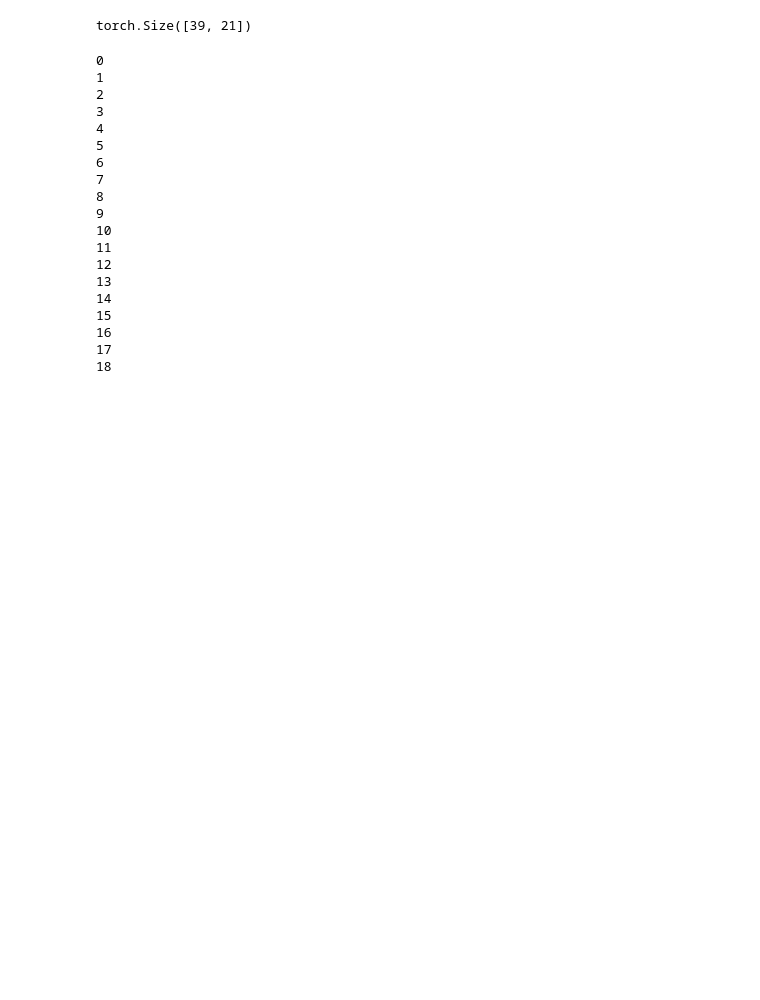
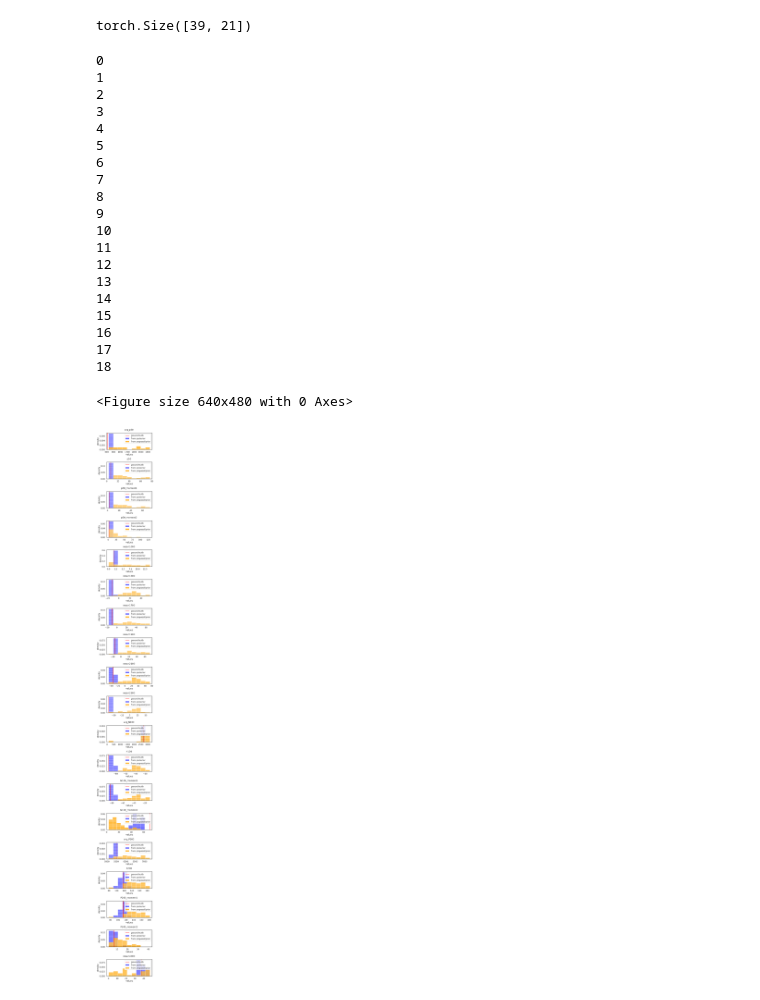
Before and after one commit to andererka/SBI_for_EEG, a Jupyter notebook: notebooks/thesis_figures/thesis_fig4_3_histograms.ipynb, the cells around one changed output. Drawn from its saved outputs; the diff is of its cells as text; code cells hidden in the pictures; blank space fills up the shorter version.

```diff
--- a/notebooks/thesis_figures/thesis_fig4_3_histograms.ipynb
+++ b/notebooks/thesis_figures/thesis_fig4_3_histograms.ipynb
@@ -359,17 +365,18 @@ import seaborn as sns
 #sns.set_style("dark")
 sns.set_style("white")
 #sns.set_style("ticks")
-sns.set_context('talk')
 
-import matplotlib as mpl
-mpl.rcParams.update(mpl.rcParamsDefault)
+
+#import matplotlib as mpl
+#mpl.rcParams.update(mpl.rcParamsDefault)
 
 #sns.set_style("white")
 
 
-fig = plt.figure(figsize=(8,80), tight_layout=True)
+fig = plt.figure(figsize=(7,70), tight_layout=True)
 
 gs = gridspec.GridSpec(nrows=len(sum_stats_names), ncols=1)
+
 
 
 
@@ -408,31 +415,36 @@ for i in range(19):
 
     globals()['ax%s' % i].set_title('{} '.format(sum_stats_names[i]), pad=20)
     globals()['ax%s' % i].set_xlabel('values')
     globals()['ax%s' % i].set_ylabel('density')
     #ax0.set(ylim=(-500, 7000))
 
     globals()['ax%s' % i].axvline(obs_real_stat[0][i].detach().numpy(), color='red', label='ground truth', linewidth=2)
     globals()['ax%s' % i].legend(loc='upper right')
 
+
+plt.show()
+sns.set_context('notebook')
 sns.despine()
 # %% [output]
 0
 1
 2
 3
 4
 5
 6
 7
 8
 9
 10
 11
 12
 13
 14
 15
 16
 17
 18
+<Figure size 640x480 with 0 Axes>
+[figure, added]
 # %%
```
Also changed, not shown: parts of 7 cells of this notebook, 14 other files.
